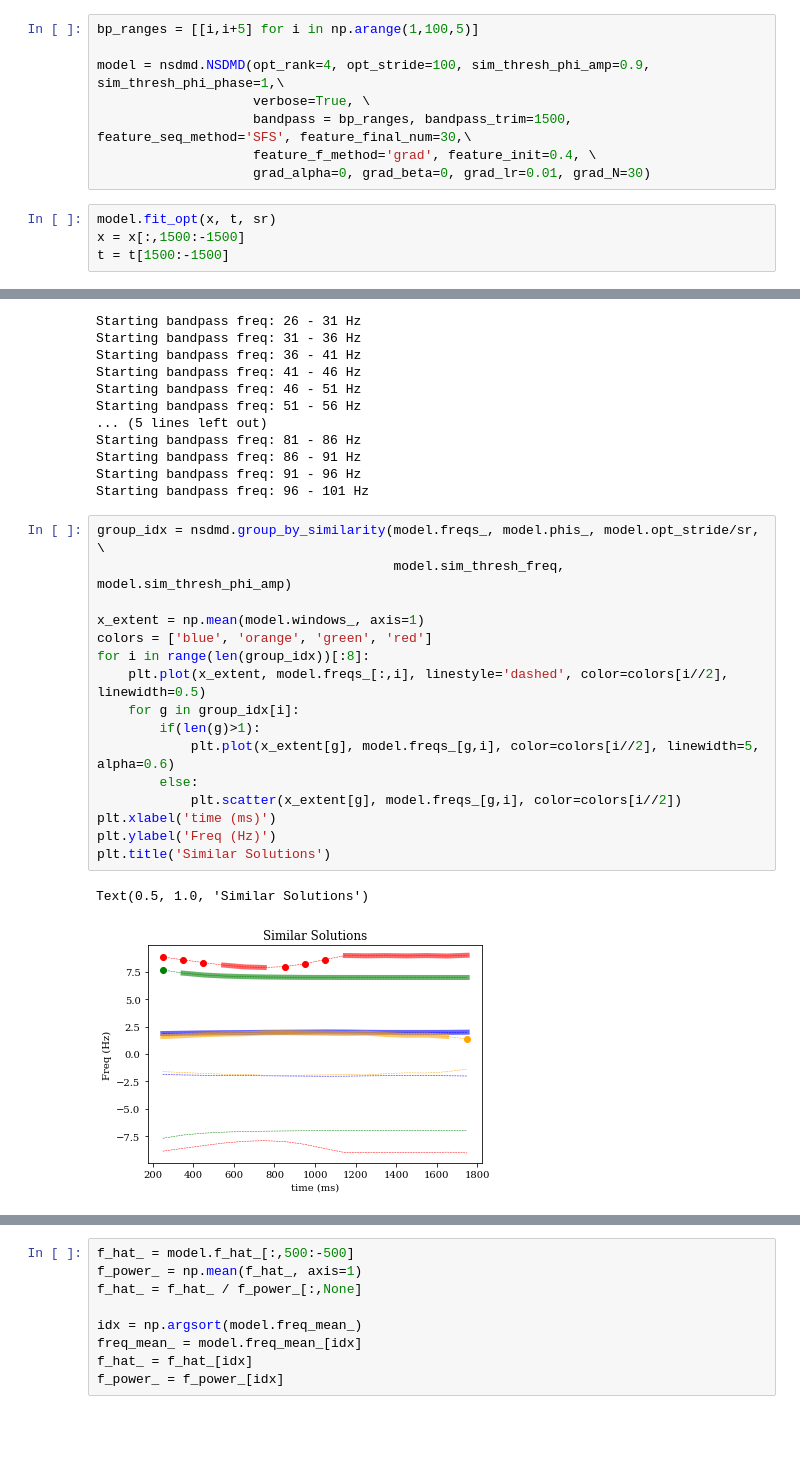
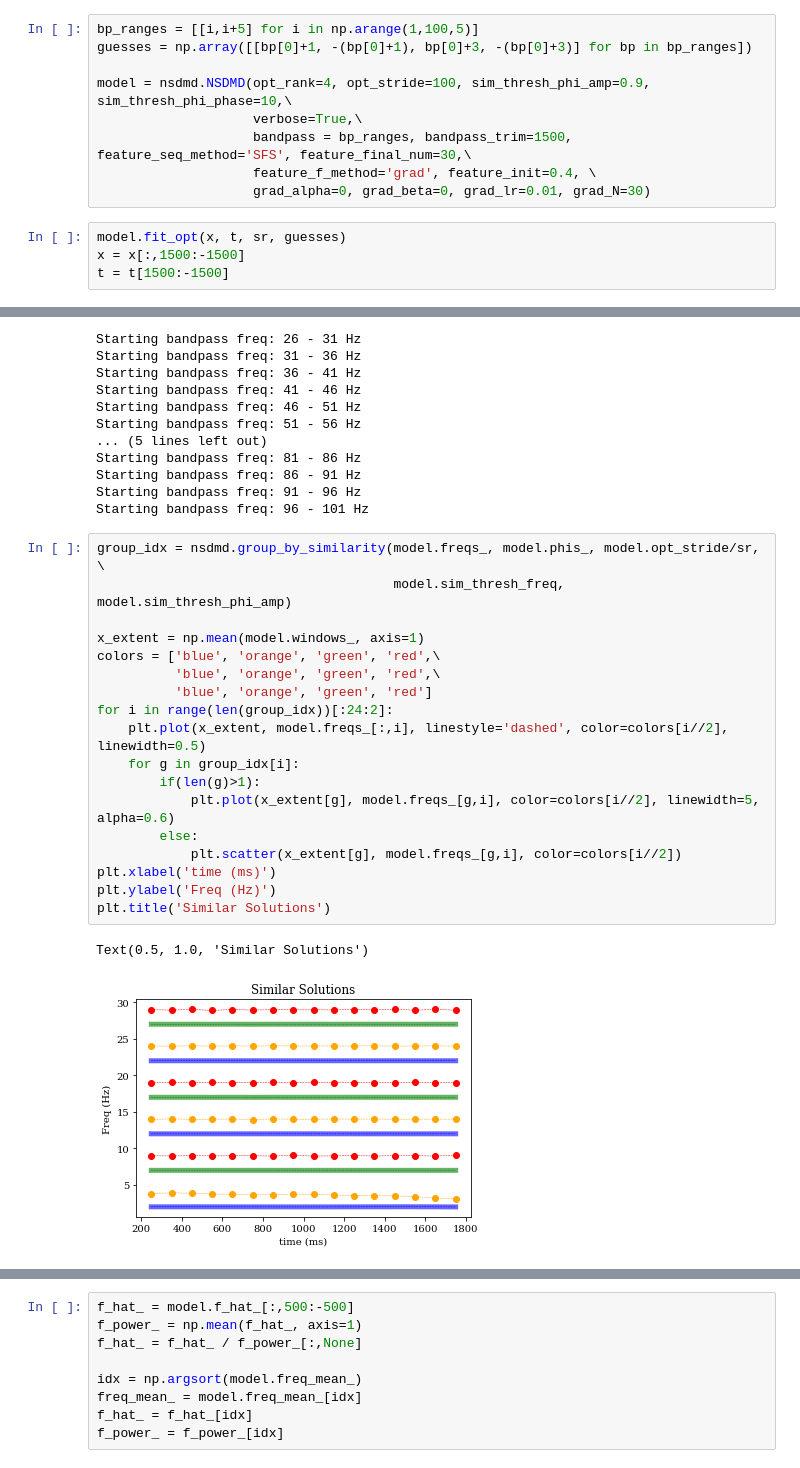
Before and after one commit to learning-2-learn/nsdmd, a Jupyter notebook: examples/many_freq.ipynb, the cells around one changed output, grey strips where cells are left out. Saved outputs shown, nothing was run; the diff lists cells and outputs as text; blank space fills up the shorter version.

Commit message:
Added many freq plot for paper

```diff
--- a/examples/many_freq.ipynb
+++ b/examples/many_freq.ipynb
@@ -71,13 +70,14 @@ ax.set_ylabel('PSD')
 # %%
 bp_ranges = [[i,i+5] for i in np.arange(1,100,5)]
+guesses = np.array([[bp[0]+1, -(bp[0]+1), bp[0]+3, -(bp[0]+3)] for bp in bp_ranges])
 
-model = nsdmd.NSDMD(opt_rank=4, opt_stride=100, sim_thresh_phi_amp=0.9, sim_thresh_phi_phase=1,\
-                    verbose=True, \
+model = nsdmd.NSDMD(opt_rank=4, opt_stride=100, sim_thresh_phi_amp=0.9, sim_thresh_phi_phase=10,\
+                    verbose=True,\
                     bandpass = bp_ranges, bandpass_trim=1500, feature_seq_method='SFS', feature_final_num=30,\
                     feature_f_method='grad', feature_init=0.4, \
                     grad_alpha=0, grad_beta=0, grad_lr=0.01, grad_N=30)
 # %%
-model.fit_opt(x, t, sr)
+model.fit_opt(x, t, sr, guesses)
 x = x[:,1500:-1500]
 t = t[1500:-1500]
 # %% [output]
@@ -101,19 +101,21 @@ Starting bandpass freq: 96 - 101 Hz
 # %%
 group_idx = nsdmd.group_by_similarity(model.freqs_, model.phis_, model.opt_stride/sr, \
                                       model.sim_thresh_freq, model.sim_thresh_phi_amp)
 
 x_extent = np.mean(model.windows_, axis=1)
-colors = ['blue', 'orange', 'green', 'red']
-for i in range(len(group_idx))[:8]:
+colors = ['blue', 'orange', 'green', 'red',\
+          'blue', 'orange', 'green', 'red',\
+          'blue', 'orange', 'green', 'red']
+for i in range(len(group_idx))[:24:2]:
     plt.plot(x_extent, model.freqs_[:,i], linestyle='dashed', color=colors[i//2], linewidth=0.5)
     for g in group_idx[i]:
         if(len(g)>1):
             plt.plot(x_extent[g], model.freqs_[g,i], color=colors[i//2], linewidth=5, alpha=0.6)
         else:
             plt.scatter(x_extent[g], model.freqs_[g,i], color=colors[i//2])
 plt.xlabel('time (ms)')
 plt.ylabel('Freq (Hz)')
 plt.title('Similar Solutions')
 # %% [output]
 Text(0.5, 1.0, 'Similar Solutions')
-[figure, old version]
+[figure, new version]
```
Also changed, not shown: parts of 12 cells of this notebook, 1 other file.
